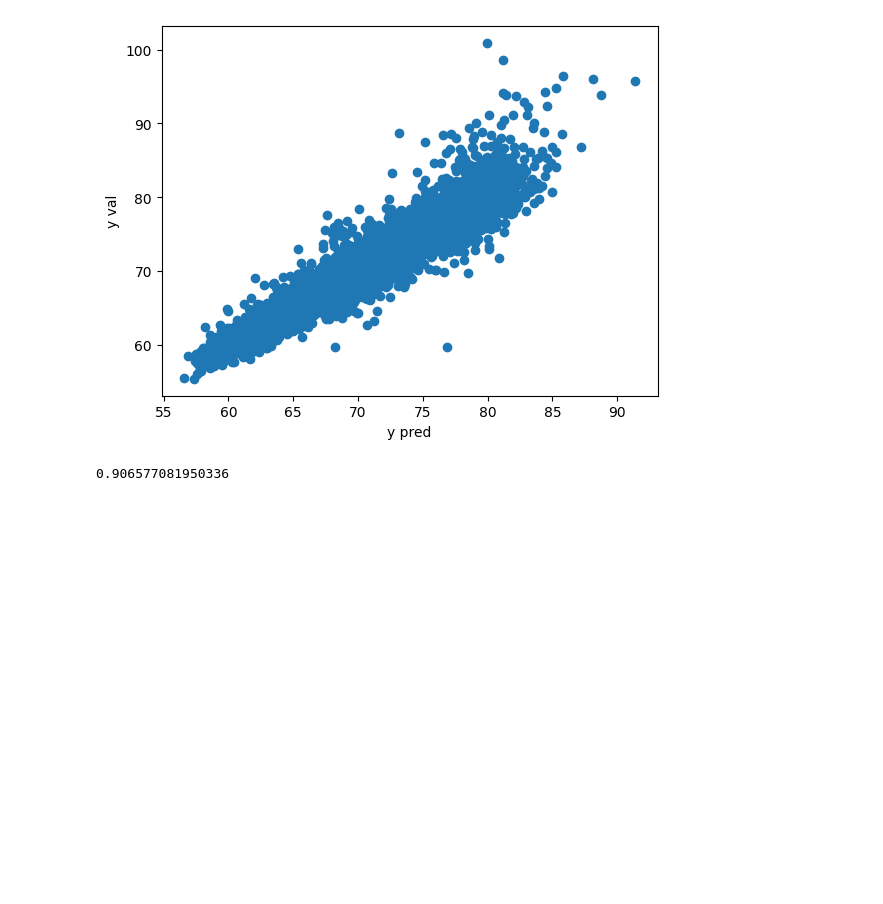
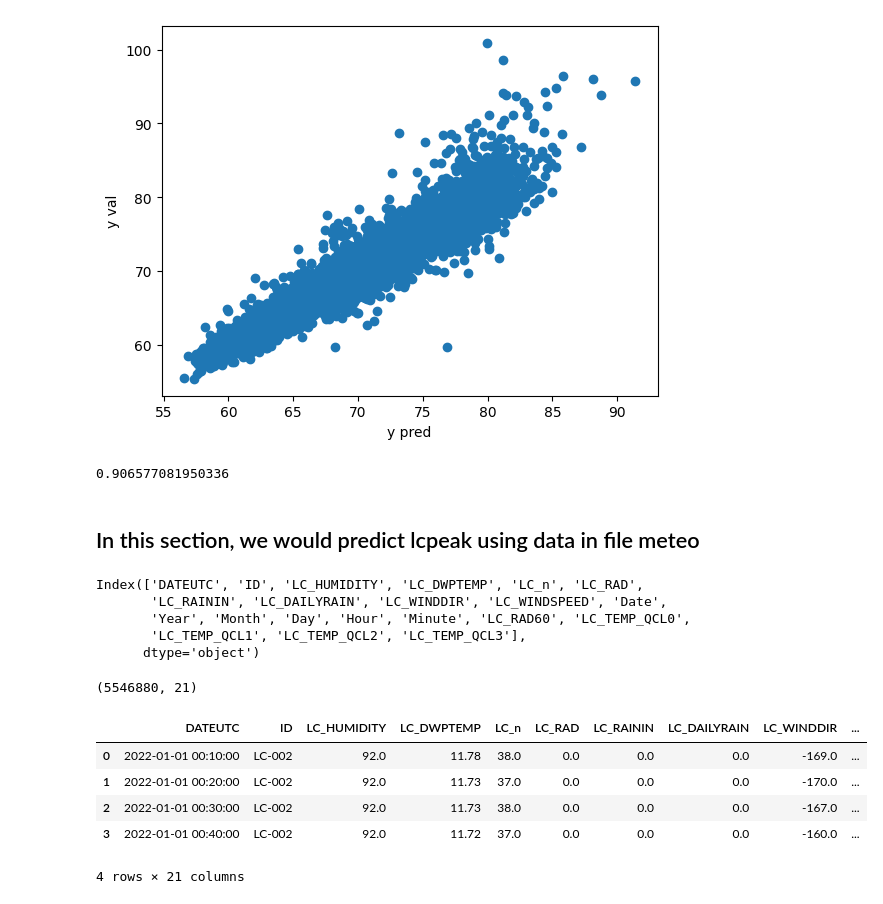
Before and after one commit to aphdinh/MDA_KUL, a Jupyter notebook: notebook/4_model_predict_noise_level_file42.ipynb, the cells around one changed output. Saved outputs shown, nothing was run; the diff lists cells and outputs as text; code cells hidden in the pictures; blank space fills up the shorter version.

```diff
--- a/notebook/4_model_predict_noise_level_file42.ipynb
+++ b/notebook/4_model_predict_noise_level_file42.ipynb
@@ -1100,0 +1104,28 @@ pickle.dump(xgb, open("/content/drive/MyDrive/MDA_TIEN/xgb_lcpeak.pkl", "wb"))
+# %% [markdown]
+## In this section, we would predict lcpeak using data in file meteo
+# %%
+meteo = pd.concat([pd.read_csv("../data/LC_data/LC_2022Q1.csv", delimiter=","),
+                  pd.read_csv("../data/LC_data/LC_2022Q2.csv", delimiter=","),
+                  pd.read_csv("../data/LC_data/LC_2022Q3.csv", delimiter=","),
+                  pd.read_csv("../data/LC_data/LC_2022Q4.csv", delimiter=",")])
+# %%
+meteo.columns
+# %% [output]
+Index(['DATEUTC', 'ID', 'LC_HUMIDITY', 'LC_DWPTEMP', 'LC_n', 'LC_RAD',
+       'LC_RAININ', 'LC_DAILYRAIN', 'LC_WINDDIR', 'LC_WINDSPEED', 'Date',
+       'Year', 'Month', 'Day', 'Hour', 'Minute', 'LC_RAD60', 'LC_TEMP_QCL0',
+       'LC_TEMP_QCL1', 'LC_TEMP_QCL2', 'LC_TEMP_QCL3'],
+      dtype='object')
+# %%
+meteo.shape
+# %% [output]
+(5546880, 21)
+# %%
+meteo.head(4)
+# %% [output]
+|  | DATEUTC | ID | LC_HUMIDITY | LC_DWPTEMP | LC_n | LC_RAD | LC_RAININ | LC_DAILYRAIN | LC_WINDDIR | ... |
+| 0 | 2022-01-01 00:10:00 | LC-002 | 92.0 | 11.78 | 38.0 | 0.0 | 0.0 | 0.0 | -169.0 | ... |
+| 1 | 2022-01-01 00:20:00 | LC-002 | 92.0 | 11.73 | 37.0 | 0.0 | 0.0 | 0.0 | -170.0 | ... |
+| 2 | 2022-01-01 00:30:00 | LC-002 | 92.0 | 11.73 | 38.0 | 0.0 | 0.0 | 0.0 | -167.0 | ... |
+| 3 | 2022-01-01 00:40:00 | LC-002 | 92.0 | 11.72 | 37.0 | 0.0 | 0.0 | 0.0 | -160.0 | ... |
+4 rows × 21 columns
```
Also changed, not shown: parts of 58 cells of this notebook, 3 other files.
